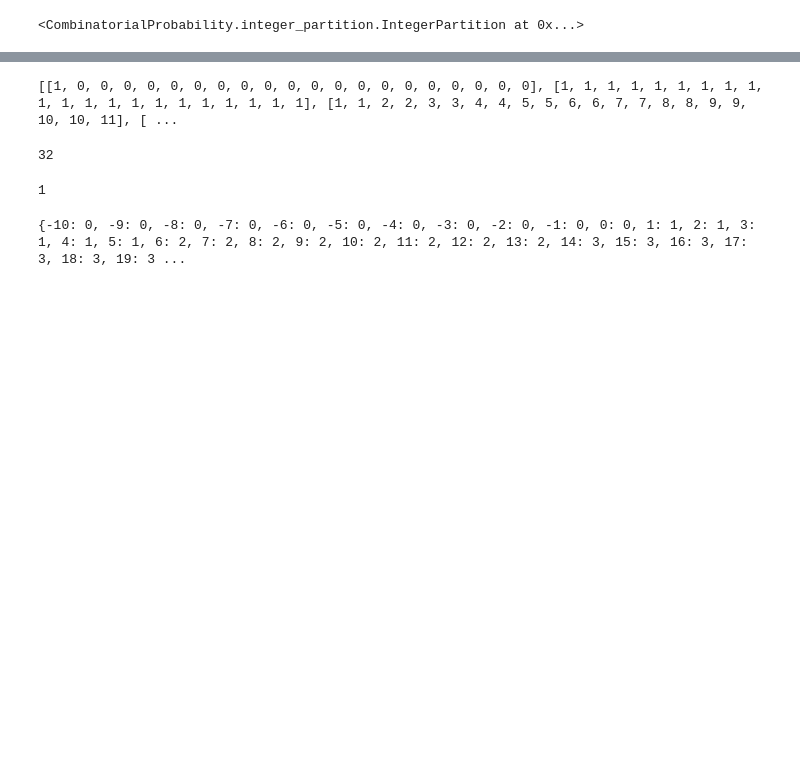
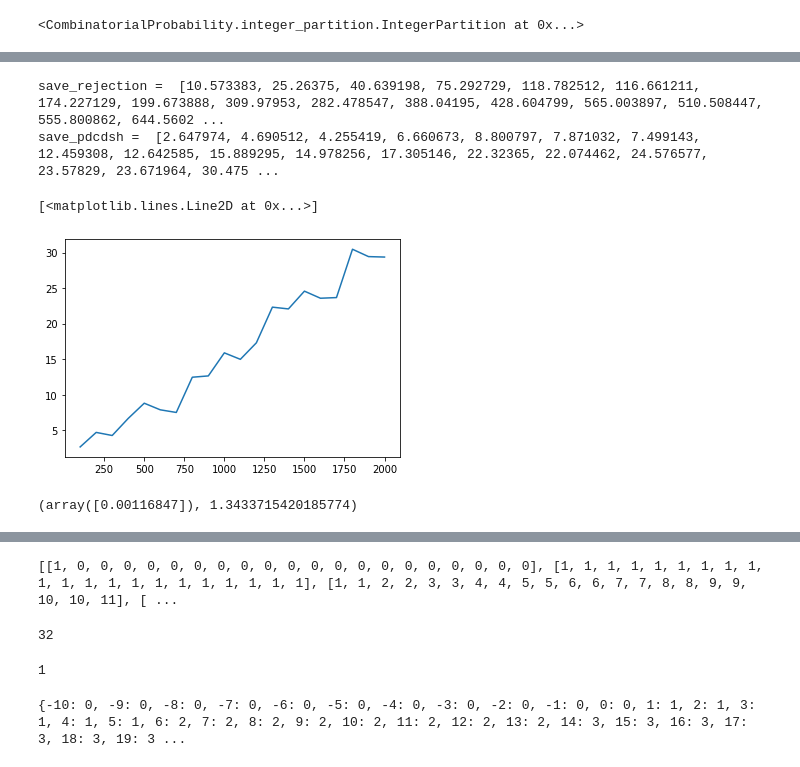
Before and after one commit to StephenDeSalvo/CombinatorialProbability, a Jupyter notebook: examples/integer partitions/Integer Partitions.ipynb, the cells around one changed output, grey strips where cells are left out. Drawn from its saved outputs; the diff is of its cells as text; code cells hidden in the pictures; blank space fills up the shorter version.

Commit message:
Fixed and Added Sampling Methods
The table method is now generalized to handle both n and k as
arguments.  Added array method sampling algorithm.  Added PDC Recursive
Sampling Method.

```diff
--- a/examples/integer partitions/Integer Partitions.ipynb
+++ b/examples/integer partitions/Integer Partitions.ipynb
@@ -8,6 +11,9 @@ from collections import defaultdict
 # %%
 ip = IntegerPartition()
+# %%
+weight = 100000
+#sample_size = 10
 # %%
-ip.fit(weight=10, make_array=True, make_table=True, make_tilt=True)
+ip.fit(weight=weight, make_array=None, make_table=None, make_tilt=True)
 # %% [output]
 <CombinatorialProbability.integer_partition.IntegerPartition at 0x...>
@@ -13,0 +144,6 @@ ip.fit(weight=10, make_array=True, make_table=True, make_tilt=True)
+# %%
+weight_list = [100*x for x in range(1, 21)] #[50, 100, 150, 200, 250, 300, 350, 400]
+#method_list = ['array_only', 'table_only', 'rejection', 'pdcdsh']
+method_list = ['rejection', 'pdcdsh']
+sample_size = 100
+print(weight_list)
@@ -13,0 +152,19 @@ ip.fit(weight=10, make_array=True, make_table=True, make_tilt=True)
+# %%
+method_to_seconds_list = {}
+method_to_counts_list = {}
+for method in method_list:
+    print(method)
+    seconds_list = []
+    counts_list = []
+    for weight in weight_list:
+        ip.fit(weight=weight, make_array=False, make_table=False, make_tilt=False)
+
+        sec = datetime.now()
+        samples = ip.sampling(size=sample_size, method=method)
+        sec = datetime.now() - sec
+        seconds_list.append(sec)
+        counts_list.append(samples[1])
+        print('    ', weight, '    ', sec.total_seconds())
+        #print('chisquare pvalue = ', chisquare(list(partition_to_counts.values())).pvalue)
+    method_to_seconds_list[method] = seconds_list
+    method_to_counts_list[method] = counts_list
@@ -13,0 +189,13 @@ ip.fit(weight=10, make_array=True, make_table=True, make_tilt=True)
+# %%
+save_pdcdsh = list(method_to_seconds_list['pdcdsh'])
+save_rejection = list(method_to_seconds_list['rejection'])
+print('save_rejection = ', [x.total_seconds() for x in method_to_seconds_list['rejection']])
+print('save_pdcdsh = ', [x.total_seconds() for x in method_to_seconds_list['pdcdsh']])
+# %% [output]
+save_rejection =  [10.573383, 25.26375, 40.639198, 75.292729, 118.782512, 116.661211, 174.227129, 199.673888, 309.97953, 282.478547, 388.04195, 428.604799, 565.003897, 510.508447, 555.800862, 644.5602 ...
+save_pdcdsh =  [2.647974, 4.690512, 4.255419, 6.660673, 8.800797, 7.871032, 7.499143, 12.459308, 12.642585, 15.889295, 14.978256, 17.305146, 22.32365, 22.074462, 24.576577, 23.57829, 23.671964, 30.475 ...
+# %%
+plt.plot(weight_list, [x.total_seconds() for x in method_to_seconds_list['pdcdsh']])
+# %% [output]
+[<matplotlib.lines.Line2D at 0x...>]
+[figure, added]
@@ -13,0 +205,7 @@ ip.fit(weight=10, make_array=True, make_table=True, make_tilt=True)
+# %%
+yy = [numpy.log(x.total_seconds()) for x in method_to_seconds_list['pdcdsh']]
+fitted = lr.fit([[x] for x in weight_list], yy)
+y_predict = fitted.predict([[x] for x in range(2500)])
+fitted.coef_, fitted.intercept_
+# %% [output]
+(array([0.00116847]), 1.3433715420185774)
```
Also changed, not shown: parts of 27 cells of this notebook, 3 other files.
